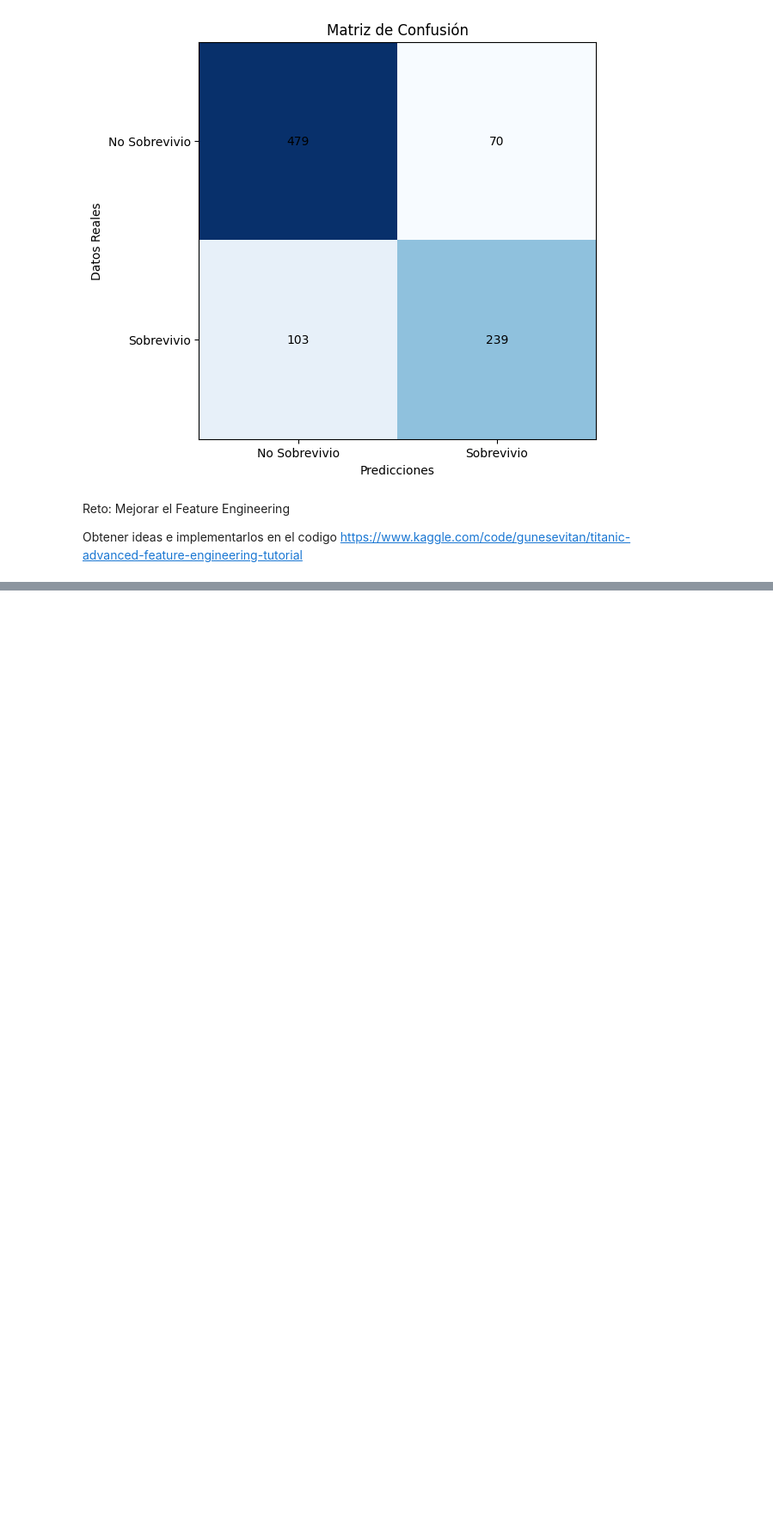
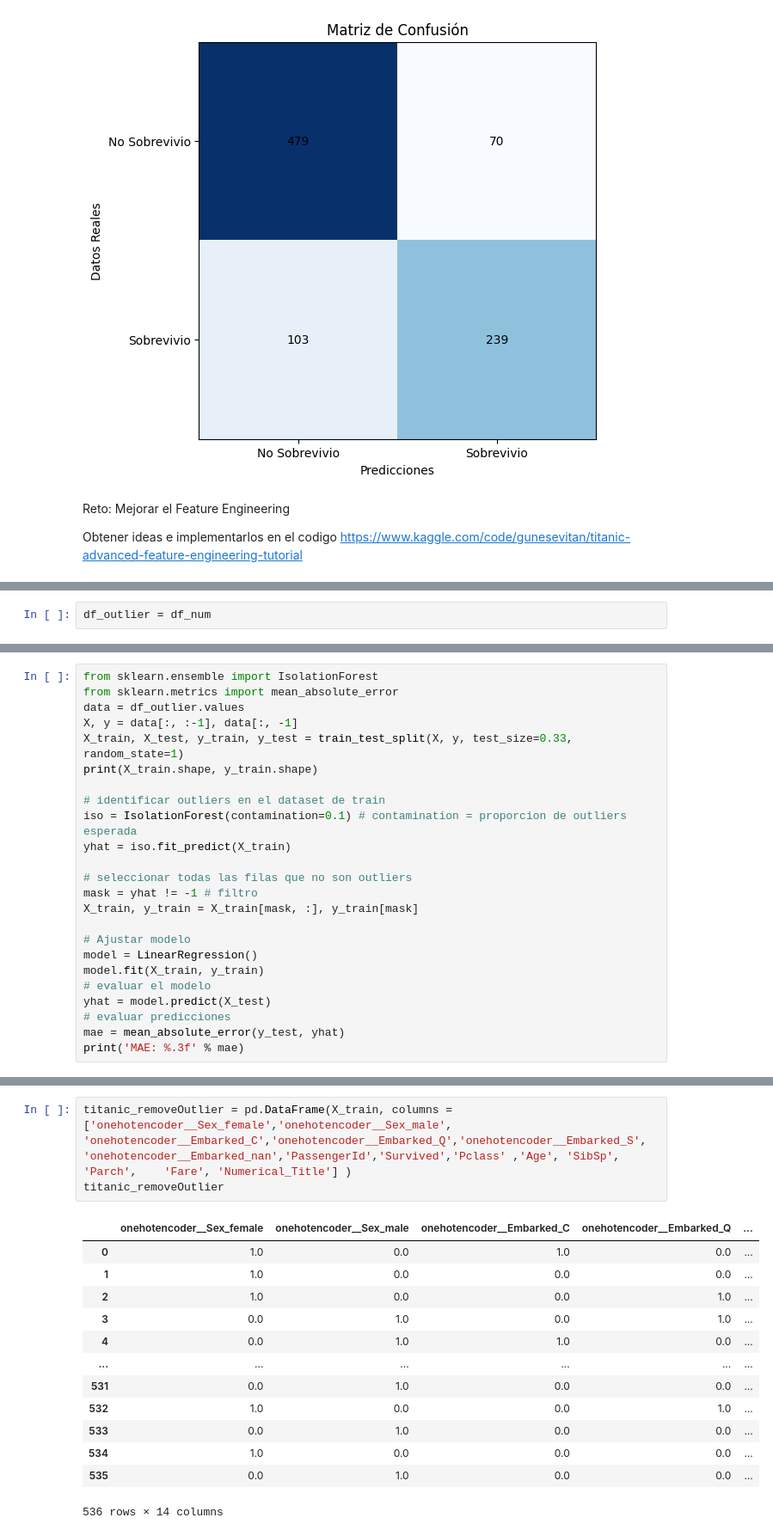
Before and after one commit to Daylon7/DS-Homeworks, a Jupyter notebook: titanic_DaylonRamirez.ipynb, the cells around one changed output, grey strips where cells are left out. Shown at 86% size. Saved outputs shown, nothing was run; the diff lists cells and outputs as text; blank space fills up the shorter version.

```diff
--- a/titanic_DaylonRamirez.ipynb
+++ b/titanic_DaylonRamirez.ipynb
@@ -462,0 +497,2 @@ https://www.kaggle.com/code/gunesevitan/titanic-advanced-feature-engineering-tut
+# %%
+df_outlier = df_num
@@ -462,0 +619,24 @@ https://www.kaggle.com/code/gunesevitan/titanic-advanced-feature-engineering-tut
+# %%
+from sklearn.ensemble import IsolationForest
+from sklearn.metrics import mean_absolute_error
+data = df_outlier.values
+X, y = data[:, :-1], data[:, -1]
+X_train, X_test, y_train, y_test = train_test_split(X, y, test_size=0.33, random_state=1)
+print(X_train.shape, y_train.shape)
+
+# identificar outliers en el dataset de train
+iso = IsolationForest(contamination=0.1) # contamination = proporcion de outliers esperada
+yhat = iso.fit_predict(X_train)
+
+# seleccionar todas las filas que no son outliers
+mask = yhat != -1 # filtro
+X_train, y_train = X_train[mask, :], y_train[mask]
+
+# Ajustar modelo
+model = LinearRegression()
+model.fit(X_train, y_train)
+# evaluar el modelo
+yhat = model.predict(X_test)
+# evaluar predicciones
+mae = mean_absolute_error(y_test, yhat)
+print('MAE: %.3f' % mae)
@@ -462,0 +678,17 @@ https://www.kaggle.com/code/gunesevitan/titanic-advanced-feature-engineering-tut
+# %%
+titanic_removeOutlier = pd.DataFrame(X_train, columns = ['onehotencoder__Sex_female','onehotencoder__Sex_male', 'onehotencoder__Embarked_C','onehotencoder__Embarked_Q','onehotencoder__Embarked_S', 'onehotencoder__Embarked_nan','PassengerId','Survived','Pclass'	,'Age',	'SibSp',	'Parch',	'Fare',	'Numerical_Title'] )
+titanic_removeOutlier
+# %% [output]
+|  | onehotencoder__Sex_female | onehotencoder__Sex_male | onehotencoder__Embarked_C | onehotencoder__Embarked_Q | ... |
+| 0 | 1.0 | 0.0 | 1.0 | 0.0 | ... |
+| 1 | 1.0 | 0.0 | 0.0 | 0.0 | ... |
+| 2 | 1.0 | 0.0 | 0.0 | 1.0 | ... |
+| 3 | 0.0 | 1.0 | 0.0 | 1.0 | ... |
+| 4 | 0.0 | 1.0 | 1.0 | 0.0 | ... |
+| ... | ... | ... | ... | ... | ... |
+| 531 | 0.0 | 1.0 | 0.0 | 0.0 | ... |
+| 532 | 1.0 | 0.0 | 0.0 | 1.0 | ... |
+| 533 | 0.0 | 1.0 | 0.0 | 0.0 | ... |
+| 534 | 1.0 | 0.0 | 0.0 | 0.0 | ... |
+| 535 | 0.0 | 1.0 | 0.0 | 0.0 | ... |
+536 rows × 14 columns
```
Also changed, not shown: parts of 27 cells of this notebook.
